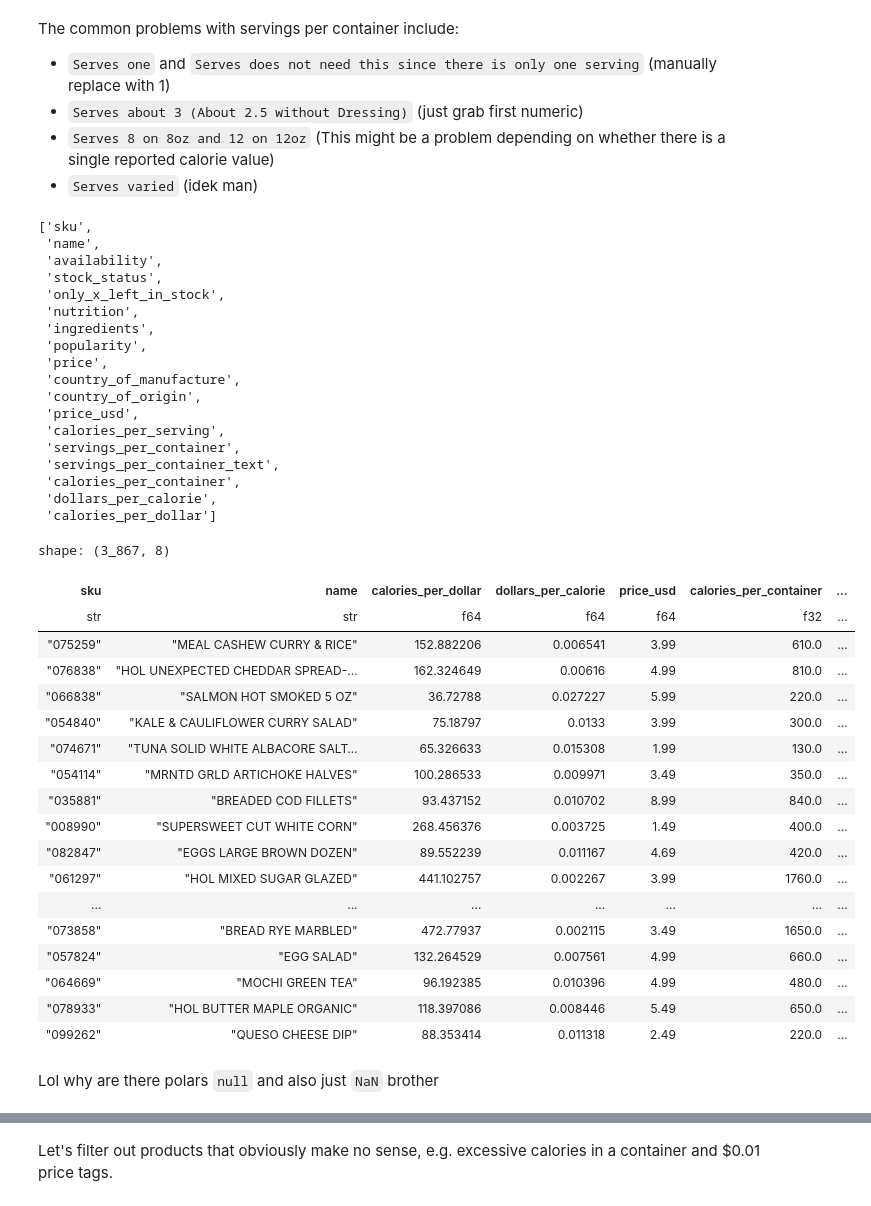
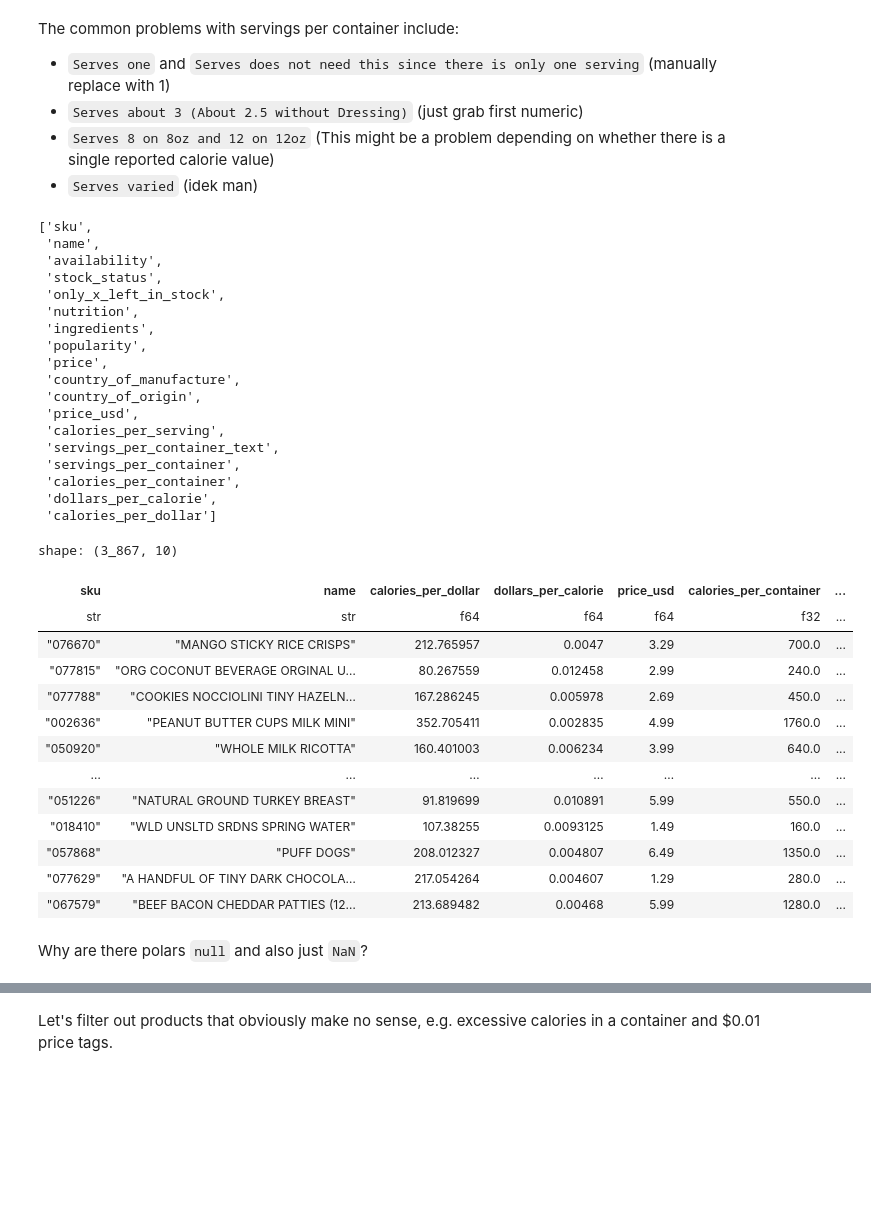
Before and after one commit to hnmns/tallying-joules, a Jupyter notebook: tj_extract_data.ipynb, the cells around one changed output, grey strips where cells are left out. Drawn from its saved outputs; the diff is of its cells as text; code cells hidden in the pictures; blank space fills up the shorter version.

```diff
--- a/tj_extract_data.ipynb
+++ b/tj_extract_data.ipynb
@@ -1191,9 +1184,9 @@ The common problems with servings per container include:
 # %%
 
 tjhp = tjhp.with_columns(
-    servings_per_container=pl.when(pl.col("servings_per_container").str.contains(' one', literal=True))
+    servings_per_container=pl.when(pl.col("servings_per_container_text").str.contains(' one', literal=True))
     .then(1)
-    .otherwise(pl.col("servings_per_container"))
+    .otherwise(pl.col("servings_per_container_text"))
 )#.filter(tjhp['servings_per_container'].str.contains(' one', literal=True))
 # %%
 # (?i)(serves about)|(serves)|(about)
@@ -1228,40 +1221,35 @@ tjhp.columns
  'country_of_origin',
  'price_usd',
  'calories_per_serving',
+ 'servings_per_container_text',
  'servings_per_container',
- 'servings_per_container_text',
  'calories_per_container',
  'dollars_per_calorie',
  'calories_per_dollar']
 # %%
 # Remove 0-calorie nothings like salt and tea and hot sauce
-# Remove items that are just fucking free i guess??!!
-tjhp_trim = tjhp[:, ['sku', 'name', 'calories_per_dollar', 'dollars_per_calorie', 'price_usd', 'calories_per_container', 'calories_per_serving', 'servings_per_container', ]].filter(
+# Remove items that are just free i guess??!!
+tjhp_trim = tjhp[:, ['sku', 'name', 'calories_per_dollar', 'dollars_per_calorie', 'price_usd', 'calories_per_container', 'calories_per_serving', 'servings_per_container', 'nutrition', 'stock_status']].filter(
     ~tjhp['dollars_per_calorie'].is_null() & ~tjhp['dollars_per_calorie'].is_nan() & (tjhp['calories_per_container']!=0) & (tjhp['price_usd']!=0)
 )
 tjhp_trim
 # %% [output]
-shape: (3_867, 8)
+shape: (3_867, 10)
 | sku | name | calories_per_dollar | dollars_per_calorie | price_usd | calories_per_container | ... |
 | str | str | f64 | f64 | f64 | f32 | ... |
-| "075259" | "MEAL CASHEW CURRY & RICE" | 152.882206 | 0.006541 | 3.99 | 610.0 | ... |
-| "076838" | "HOL UNEXPECTED CHEDDAR SPREAD-… | 162.324649 | 0.00616 | 4.99 | 810.0 | ... |
-| "066838" | "SALMON HOT SMOKED 5 OZ" | 36.72788 | 0.027227 | 5.99 | 220.0 | ... |
-| "054840" | "KALE & CAULIFLOWER CURRY SALAD" | 75.18797 | 0.0133 | 3.99 | 300.0 | ... |
-| "074671" | "TUNA SOLID WHITE ALBACORE SALT… | 65.326633 | 0.015308 | 1.99 | 130.0 | ... |
-| "054114" | "MRNTD GRLD ARTICHOKE HALVES" | 100.286533 | 0.009971 | 3.49 | 350.0 | ... |
-| "035881" | "BREADED COD FILLETS" | 93.437152 | 0.010702 | 8.99 | 840.0 | ... |
-| "008990" | "SUPERSWEET CUT WHITE CORN" | 268.456376 | 0.003725 | 1.49 | 400.0 | ... |
-| "082847" | "EGGS LARGE BROWN DOZEN" | 89.552239 | 0.011167 | 4.69 | 420.0 | ... |
-| "061297" | "HOL MIXED SUGAR GLAZED" | 441.102757 | 0.002267 | 3.99 | 1760.0 | ... |
-| ... | ... | ... | ... | ... | ... | ... |
-| "073858" | "BREAD RYE MARBLED" | 472.77937 | 0.002115 | 3.49 | 1650.0 | ... |
-| "057824" | "EGG SALAD" | 132.264529 | 0.007561 | 4.99 | 660.0 | ... |
-| "064669" | "MOCHI GREEN TEA" | 96.192385 | 0.010396 | 4.99 | 480.0 | ... |
-| "078933" | "HOL BUTTER MAPLE ORGANIC" | 118.397086 | 0.008446 | 5.49 | 650.0 | ... |
-| "099262" | "QUESO CHEESE DIP" | 88.353414 | 0.011318 | 2.49 | 220.0 | ... |
+| "076670" | "MANGO STICKY RICE CRISPS" | 212.765957 | 0.0047 | 3.29 | 700.0 | ... |
+| "077815" | "ORG COCONUT BEVERAGE ORGINAL U… | 80.267559 | 0.012458 | 2.99 | 240.0 | ... |
+| "077788" | "COOKIES NOCCIOLINI TINY HAZELN… | 167.286245 | 0.005978 | 2.69 | 450.0 | ... |
+| "002636" | "PEANUT BUTTER CUPS MILK MINI" | 352.705411 | 0.002835 | 4.99 | 1760.0 | ... |
+| "050920" | "WHOLE MILK RICOTTA" | 160.401003 | 0.006234 | 3.99 | 640.0 | ... |
+| … | … | … | … | … | … | ... |
+| "051226" | "NATURAL GROUND TURKEY BREAST" | 91.819699 | 0.010891 | 5.99 | 550.0 | ... |
+| "018410" | "WLD UNSLTD SRDNS SPRING WATER" | 107.38255 | 0.0093125 | 1.49 | 160.0 | ... |
+| "057868" | "PUFF DOGS" | 208.012327 | 0.004807 | 6.49 | 1350.0 | ... |
+| "077629" | "A HANDFUL OF TINY DARK CHOCOLA… | 217.054264 | 0.004607 | 1.29 | 280.0 | ... |
+| "067579" | "BEEF BACON CHEDDAR PATTIES (12… | 213.689482 | 0.00468 | 5.99 | 1280.0 | ... |
 # %% [markdown]
-Lol why are there polars `null` and also just `NaN` brother
+Why are there polars `null` and also just `NaN`?
 # %%
 tjhp_trim.sort(by='dollars_per_calorie', descending=False)
 # Chocolatey dipping kit limited time only, caloric maximum is a fucking cryptid, it's lost media
```
Also changed, not shown: parts of 46 cells of this notebook, 3 other files.
